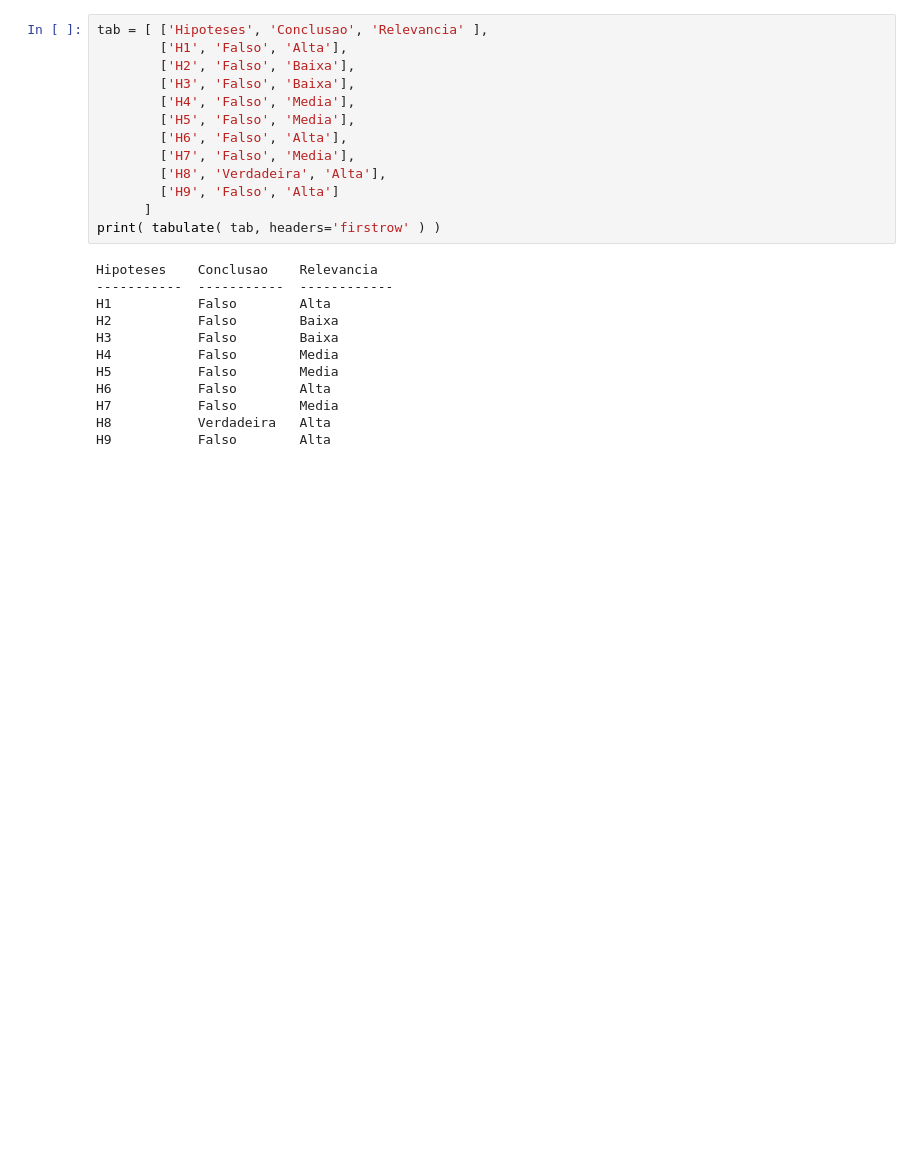
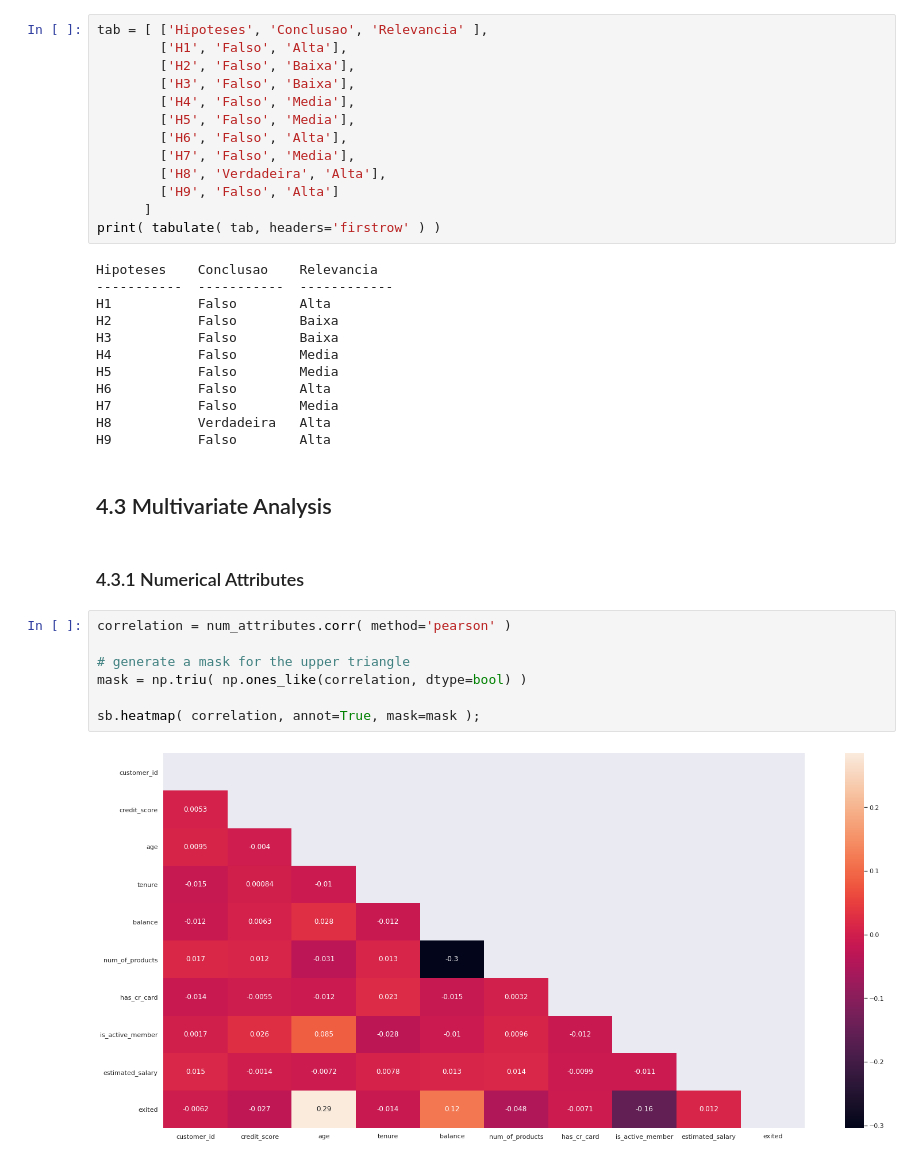
Before and after one commit to ronaldoi9/churn_prediction, a Jupyter notebook: churn_prediction.ipynb, the cells around one changed output. Drawn from its saved outputs; the diff is of its cells as text; blank space fills up the shorter version.

Commit message:
#feat: multivariate analysis

```diff
--- a/churn_prediction.ipynb
+++ b/churn_prediction.ipynb
@@ -617,3 +635,16 @@ H6           Falso        Alta
 H7           Falso        Media
 H8           Verdadeira   Alta
 H9           Falso        Alta
+# %% [markdown]
+## 4.3 Multivariate Analysis
+# %% [markdown]
+### 4.3.1 Numerical Attributes
+# %%
+correlation = num_attributes.corr( method='pearson' )
+
+# generate a mask for the upper triangle
+mask = np.triu( np.ones_like(correlation, dtype=bool) )
+
+sb.heatmap( correlation, annot=True, mask=mask );
+# %% [output]
+[figure, added]
```
Also changed, not shown: parts of 3 cells of this notebook.
